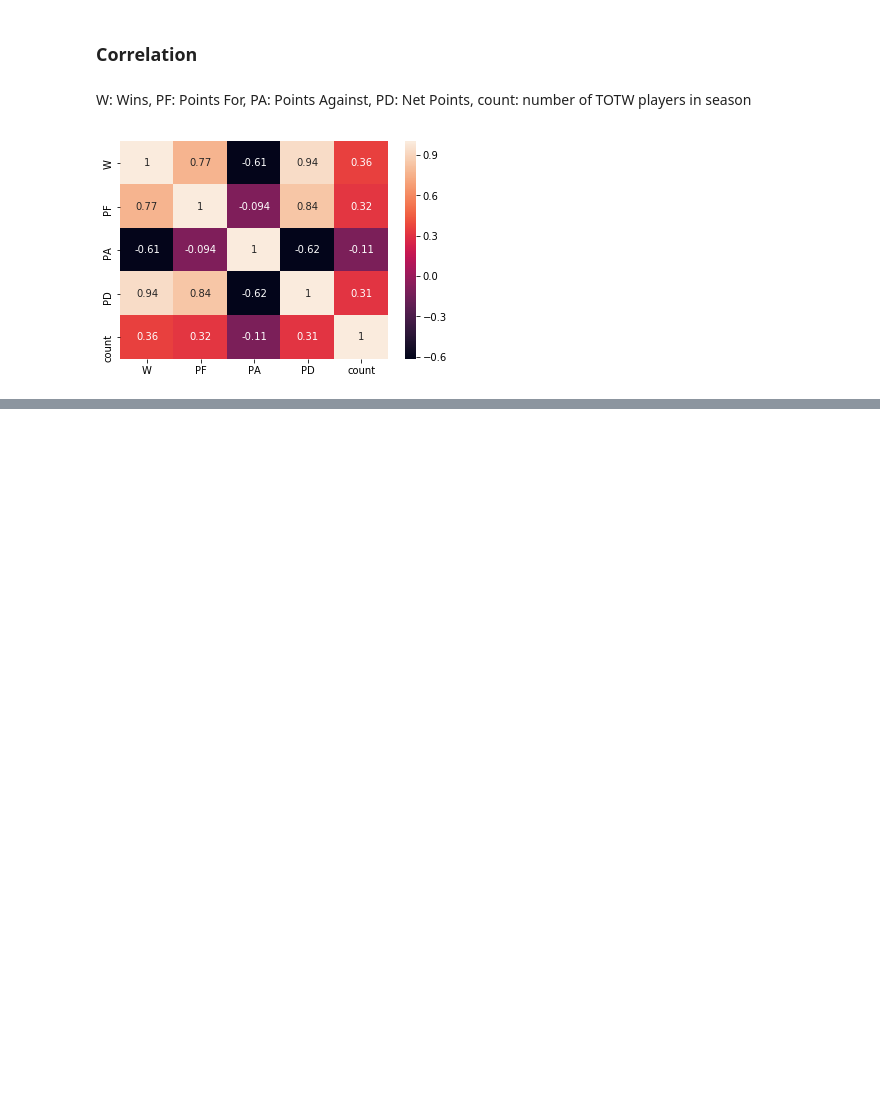
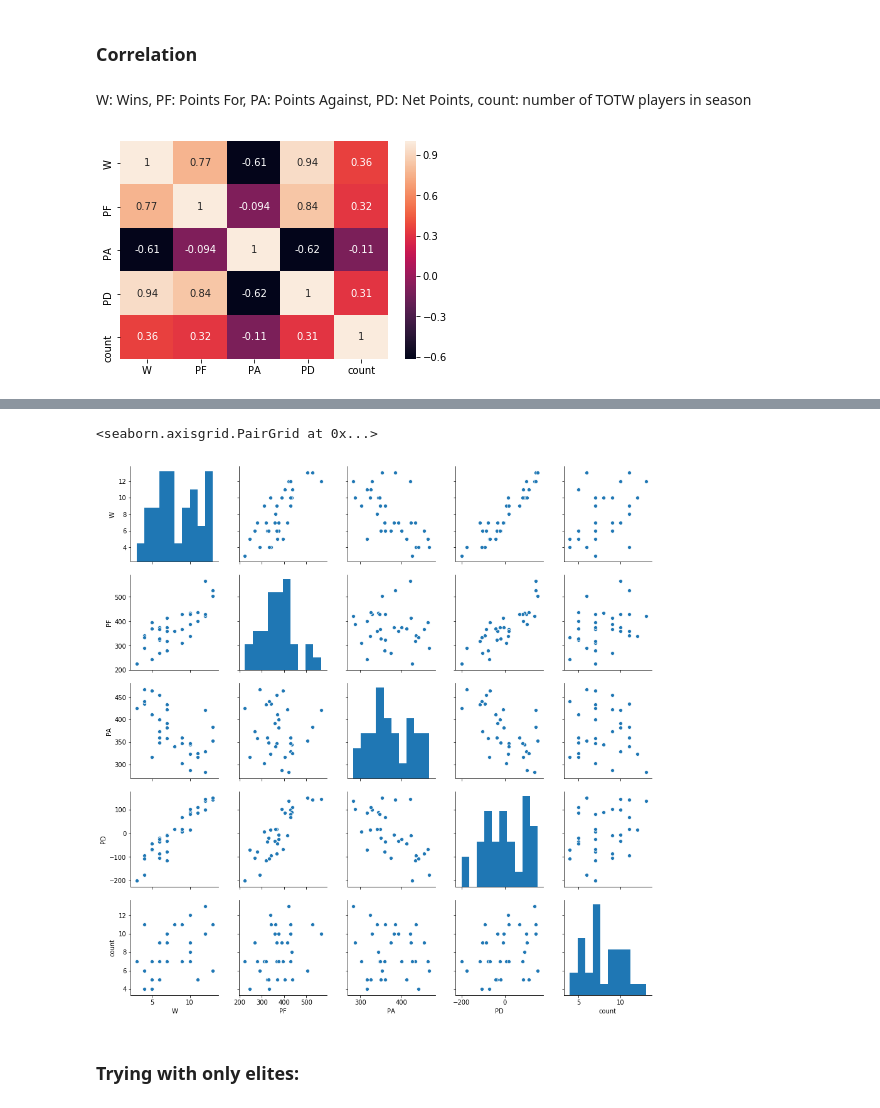
Before and after one commit to WJMatthew/MUT19, a Jupyter notebook: totw_analysis-jan4.ipynb, the cells around one changed output, grey strips where cells are left out. Saved outputs shown, nothing was run; the diff lists cells and outputs as text; code cells hidden in the pictures; blank space fills up the shorter version.

```diff
--- a/totw_analysis-jan4.ipynb
+++ b/totw_analysis-jan4.ipynb
@@ -199,0 +206,7 @@ sns.heatmap(all_df.corr(), annot=True);
+# %%
+sns.pairplot(all_df)
+# %% [output]
+<seaborn.axisgrid.PairGrid at 0x...>
+[figure, added]
+# %% [markdown]
+### Trying with only elites:
```
Also changed, not shown: parts of 9 cells of this notebook.
